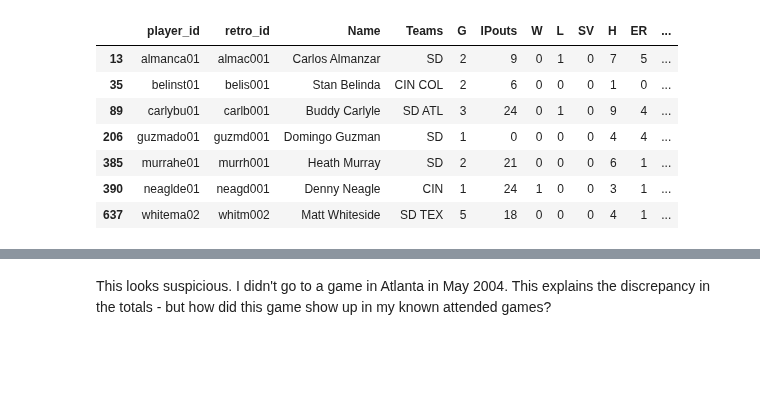
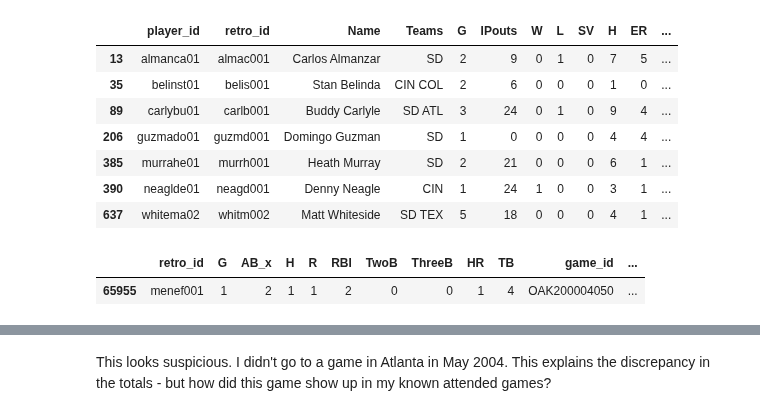
Before and after one commit to sdvinay/baseball_sql, a Jupyter notebook: pandas/reconstruct_hardball_passport_data.ipynb, the cells around one changed output, grey strips where cells are left out. Saved outputs shown, nothing was run; the diff lists cells and outputs as text; code cells hidden in the pictures; blank space fills up the shorter version.

```diff
--- a/pandas/reconstruct_hardball_passport_data.ipynb
+++ b/pandas/reconstruct_hardball_passport_data.ipynb
@@ -642,3 +644,18 @@ pit_stats.query('retro_id in @pits_used')
 | 385 | murrahe01 | murrh001 | Heath Murray | SD | 2 | 21 | 0 | 0 | 0 | 6 | 1 | ... |
 | 390 | neaglde01 | neagd001 | Denny Neagle | CIN | 1 | 24 | 1 | 0 | 0 | 3 | 1 | ... |
 | 637 | whitema02 | whitm002 | Matt Whiteside | SD TEX | 5 | 18 | 0 | 0 | 0 | 4 | 1 | ... |
+# %%
+
+# where did OAK200004050 come from?
+
+singletons = unaccounted_stats_bat.query('G==1')
+
+# find possible matches for all of those single games, from all of each player's career
+matches = find_daily(bat_dailies, singletons, match_cols_bat)
+cts = matches.groupby('retro_id')['G'].count()
+plrs = cts[cts==1].index
+gm_ids = ("OAK200004050")
+matches.query('retro_id in @plrs and game_id in @gm_ids')
+# %% [output]
+|  | retro_id | G | AB_x | H | R | RBI | TwoB | ThreeB | HR | TB | game_id | ... |
+| 65955 | menef001 | 1 | 2 | 1 | 1 | 2 | 0 | 0 | 1 | 4 | OAK200004050 | ... |
```
Also changed, not shown: parts of 7 cells of this notebook.
